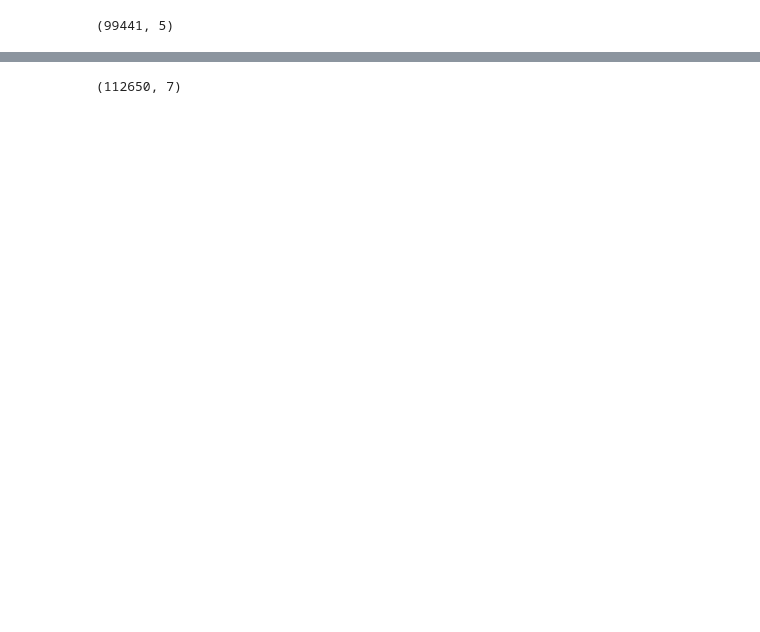
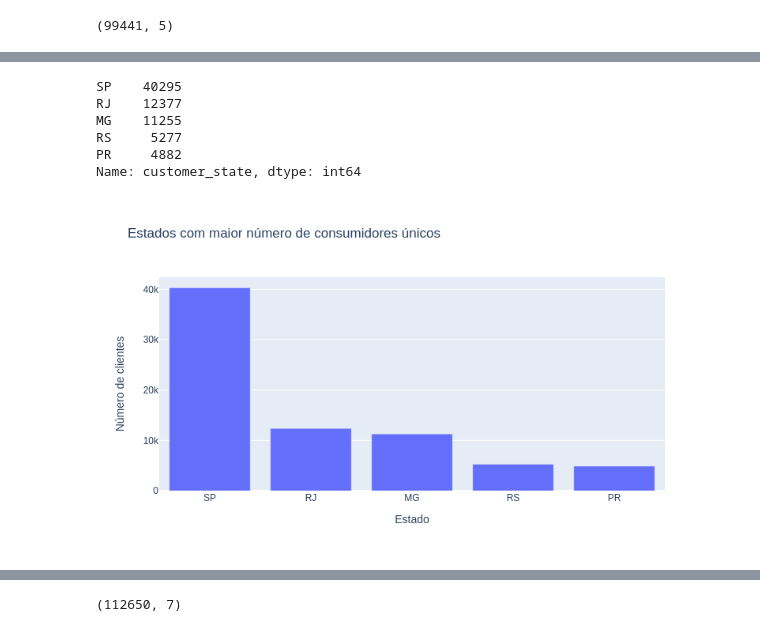
Before and after one commit to Lucas-Buk/Introducao-Ciencia-de-Dados, a Jupyter notebook: Aula_1_Exploração_Olist.ipynb, the cells around one changed output, grey strips where cells are left out. Cells and saved outputs as stored; diff of their text form; code cells hidden in the pictures; blank space fills up the shorter version.

```diff
--- a/Aula_1_Exploração_Olist.ipynb
+++ b/Aula_1_Exploração_Olist.ipynb
@@ -92,0 +108,15 @@ gitly.show(fig)
+# %%
+df_top5_estados = df_clientes_unicos.customer_state.value_counts().head(5)
+df_top5_estados
+# %% [output]
+SP    40295
+RJ    12377
+MG    11255
+RS     5277
+PR     4882
+Name: customer_state, dtype: int64
+# %%
+fig = px.bar(df_top5_estados, y='customer_state', labels={'customer_state': 'Número de clientes', 'index': 'Estado'}, title='Estados com maior número de consumidores únicos')
+gitly.show(fig)
+# %% [output]
+[figure, added]
```
Also changed, not shown: parts of 124 cells of this notebook.
